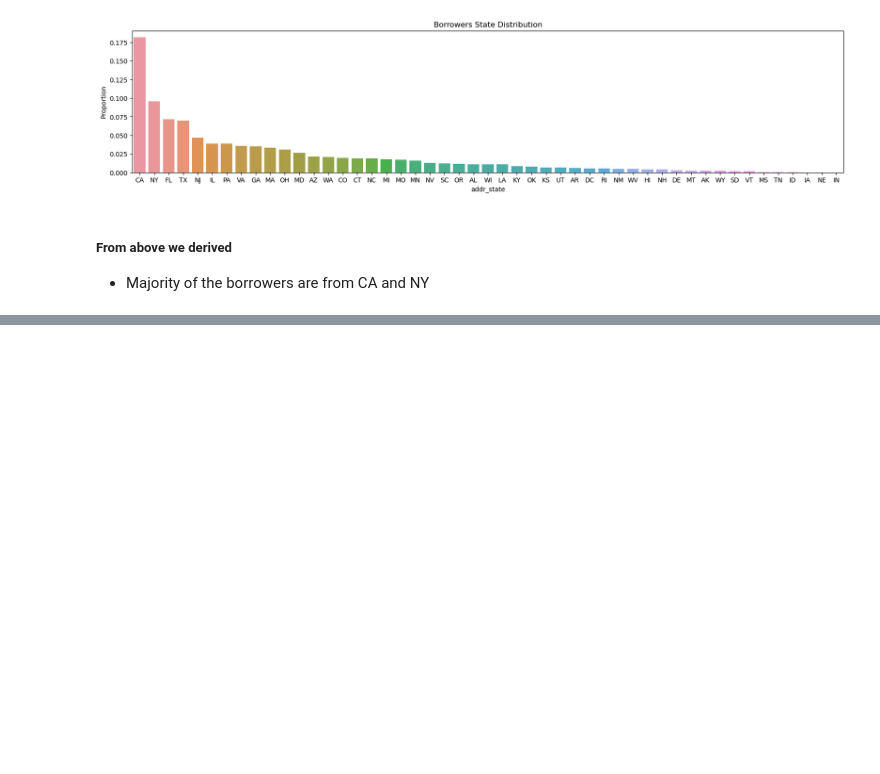
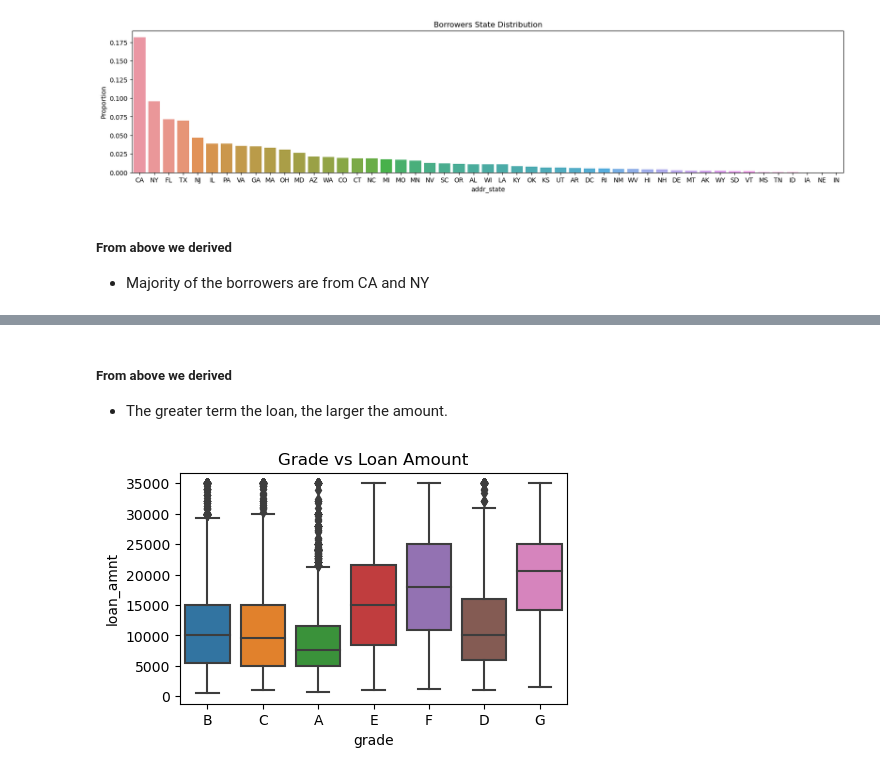
Before and after one commit to SanjayaKumarSahoo/lending-club-case-study, a Jupyter notebook: Group_Facilitator_Name.ipynb, the cells around one changed output, grey strips where cells are left out. Drawn from its saved outputs; the diff is of its cells as text; code cells hidden in the pictures; blank space fills up the shorter version.

```diff
--- a/Group_Facilitator_Name.ipynb
+++ b/Group_Facilitator_Name.ipynb
@@ -948,0 +969,10 @@ plt.show()
+# %% [markdown]
+##### From above we derived
+- The greater term the loan, the larger the amount.
+# %%
+plt.figure(figsize=(5,3))
+sns.boxplot(x='grade', y=loan.loan_amnt, data=loan)
+plt.title('Grade vs Loan Amount')
+plt.show()
+# %% [output]
+[figure, added]
```
Also changed, not shown: parts of 17 cells of this notebook.
